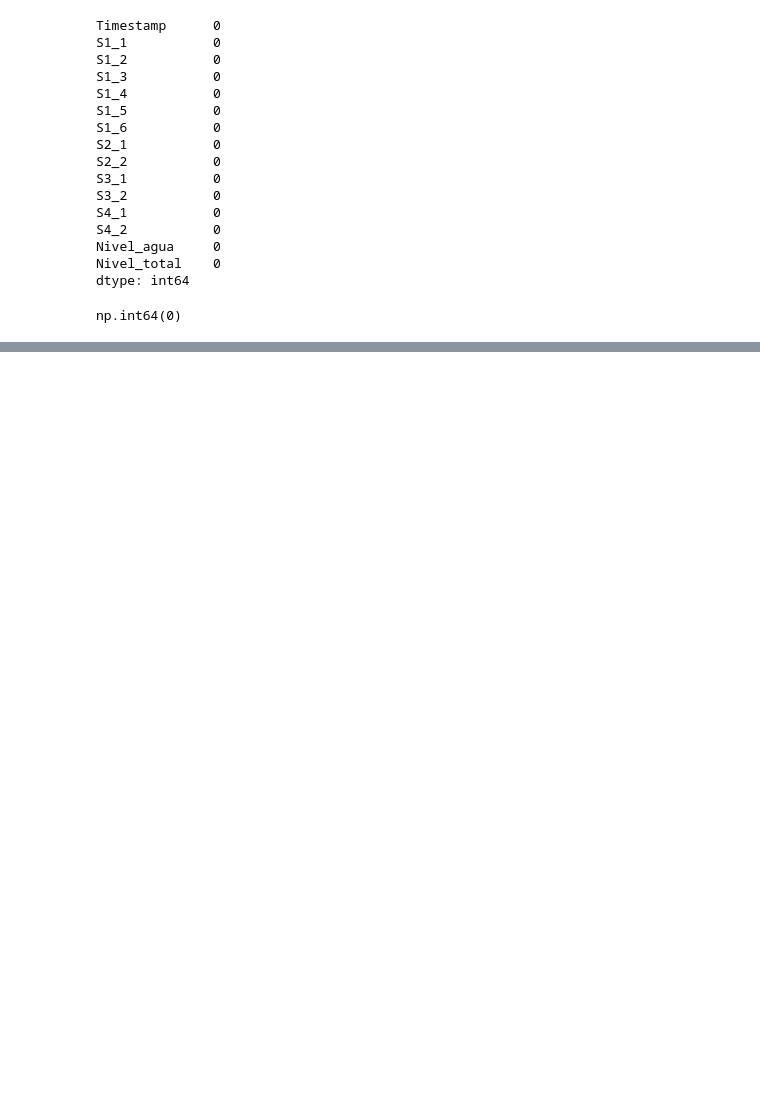
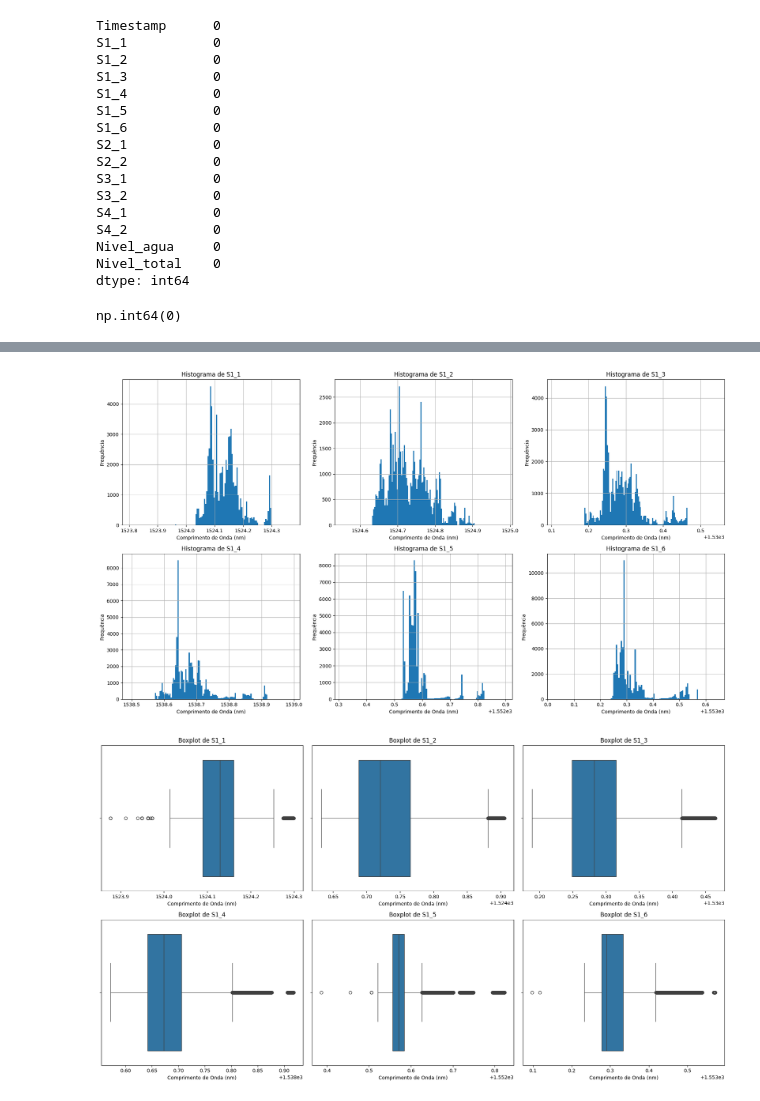
Before and after one commit to ViiniciusK9/jupyter-GEX1090, a Jupyter notebook: analise-exploratoria-de-dados.ipynb, the cells around one changed output, grey strips where cells are left out. Cells and saved outputs as stored; diff of their text form; code cells hidden in the pictures; blank space fills up the shorter version.

Commit message:
feat: add graphs

```diff
--- a/analise-exploratoria-de-dados.ipynb
+++ b/analise-exploratoria-de-dados.ipynb
@@ -98,0 +110,30 @@ np.int64(0)
+# %%
+# Histogramas para sensores S1 (temperatura)
+s1_sensors = ['S1_1', 'S1_2', 'S1_3', 'S1_4', 'S1_5', 'S1_6']
+fig, axes = plt.subplots(2, 3, figsize=(18, 10))
+axes = axes.flatten()
+
+for i, sensor in enumerate(s1_sensors):
+    df[sensor].hist(ax=axes[i], bins=100)
+    axes[i].set_title(f'Histograma de {sensor}')
+    axes[i].set_xlabel('Comprimento de Onda (nm)')
+    axes[i].set_ylabel('Frequência')
+    axes[i].set_xlim(df[sensor].min() - 0.1, df[sensor].max() + 0.1)  # Zoom para variações pequenas
+
+plt.tight_layout()
+plt.show()
+
+# Boxplots para sensores S1
+fig, axes = plt.subplots(2, 3, figsize=(18, 10))
+axes = axes.flatten()
+
+for i, sensor in enumerate(s1_sensors):
+    sns.boxplot(data=df, x=sensor, ax=axes[i])
+    axes[i].set_title(f'Boxplot de {sensor}')
+    axes[i].set_xlabel('Comprimento de Onda (nm)')
+
+plt.tight_layout()
+plt.show()
+# %% [output]
+[figure, added]
+[figure, added]
```
Also changed, not shown: parts of 17 cells of this notebook.
